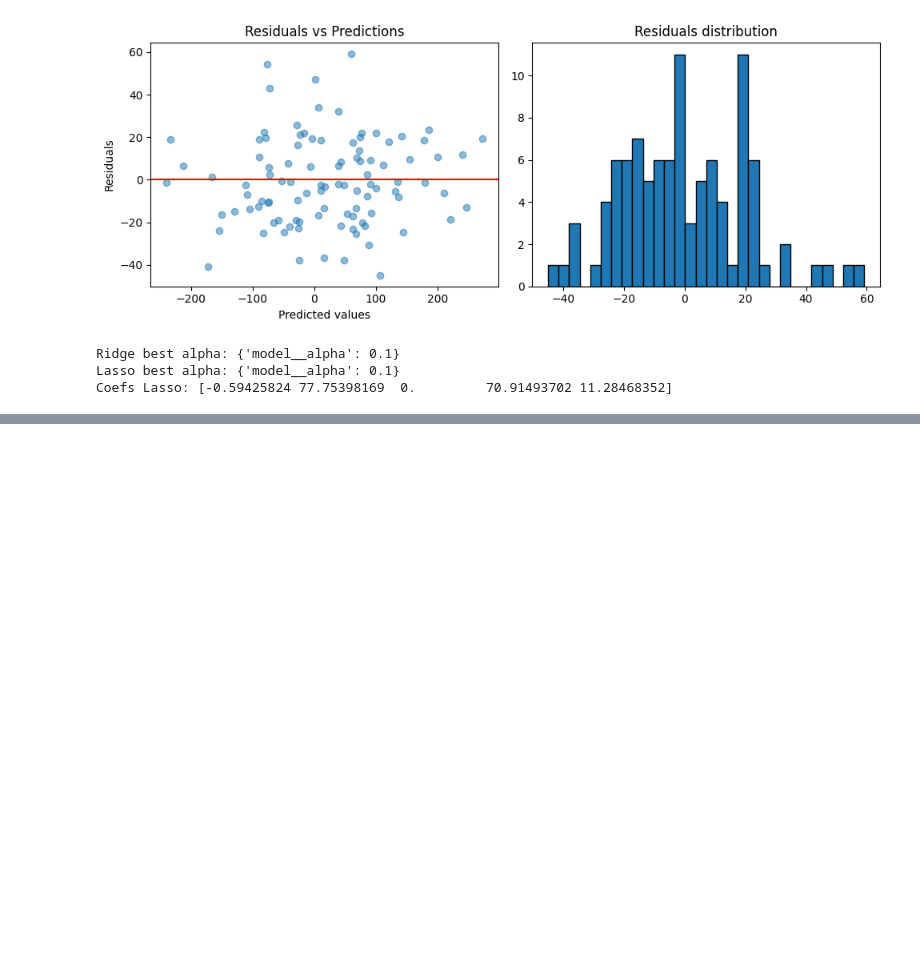
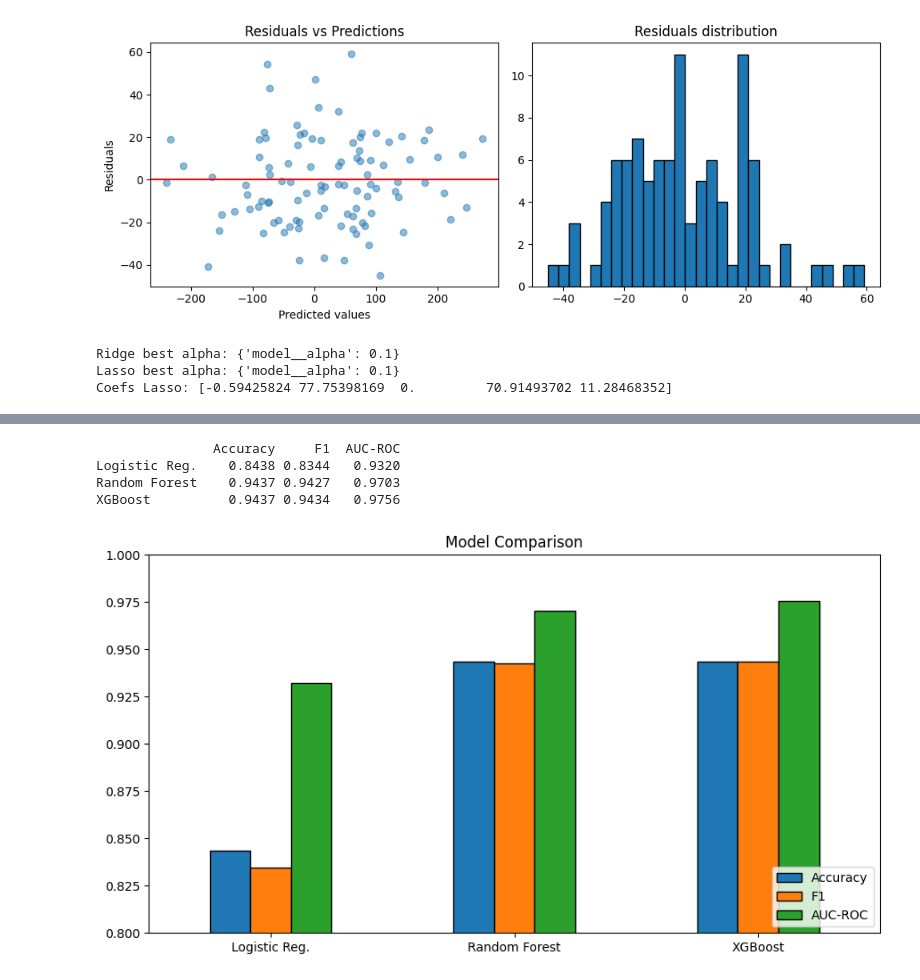
Before and after one commit to coriom/Introduction_K-means, a Jupyter notebook: TP_2.ipynb, the cells around one changed output, grey strips where cells are left out. Drawn from its saved outputs; the diff is of its cells as text; code cells hidden in the pictures; blank space fills up the shorter version.

```diff
--- a/TP_2.ipynb
+++ b/TP_2.ipynb
@@ -227,0 +647,68 @@ Q2.4
+# %%
+# Compare on the same binary classification dataset
+# (X_clf, y_clf) with Logistic Regression vs XGBoost vs Random Forest
+
+
+from sklearn.ensemble import RandomForestClassifier
+from sklearn.metrics import accuracy_score, f1_score, roc_auc_score
+import xgboost as xgb
+
+# Models
+models = {
+    'Logistic Reg.': Pipeline([
+        ('sc', StandardScaler()),
+        ('m', LogisticRegression(max_iter=1000, random_state=42))
+    ]),
+
+    'Random Forest': RandomForestClassifier(
+        n_estimators=100,
+        random_state=42
+    ),
+
+    'XGBoost': xgb.XGBClassifier(
+        n_estimators=200,
+        max_depth=4,
+        eval_metric='logloss',
+        random_state=42
+    )
+}
+
+# Training + Evaluation loop
+results_comp = {}
+
+for name, model in models.items():
+
+    # Fit
+    model.fit(X_tr2, y_tr2)
+
+    # Predictions
+    yp = model.predict(X_te2)
+    yprb = model.predict_proba(X_te2)[:, 1]
+
+    # Metrics
+    results_comp[name] = {
+        'Accuracy': accuracy_score(y_te2, yp),
+        'F1': f1_score(y_te2, yp),
+        'AUC-ROC': roc_auc_score(y_te2, yprb),
+    }
+
+# Results table
+df_results = pd.DataFrame(results_comp).T
+print(df_results.to_string(float_format='{:.4f}'.format))
+
+# Visualization
+df_results.plot(kind='bar', figsize=(9,5), edgecolor='black')
+
+plt.title('Model Comparison')
+plt.xticks(rotation=0)
+plt.ylim(0.8, 1.0)
+plt.legend(loc='lower right')
+
+plt.tight_layout()
+plt.show()
+# %% [output]
+               Accuracy     F1  AUC-ROC
+Logistic Reg.    0.8438 0.8344   0.9320
+Random Forest    0.9437 0.9427   0.9703
+XGBoost          0.9437 0.9434   0.9756
+[figure, added]
```
Also changed, not shown: parts of 14 cells of this notebook.
